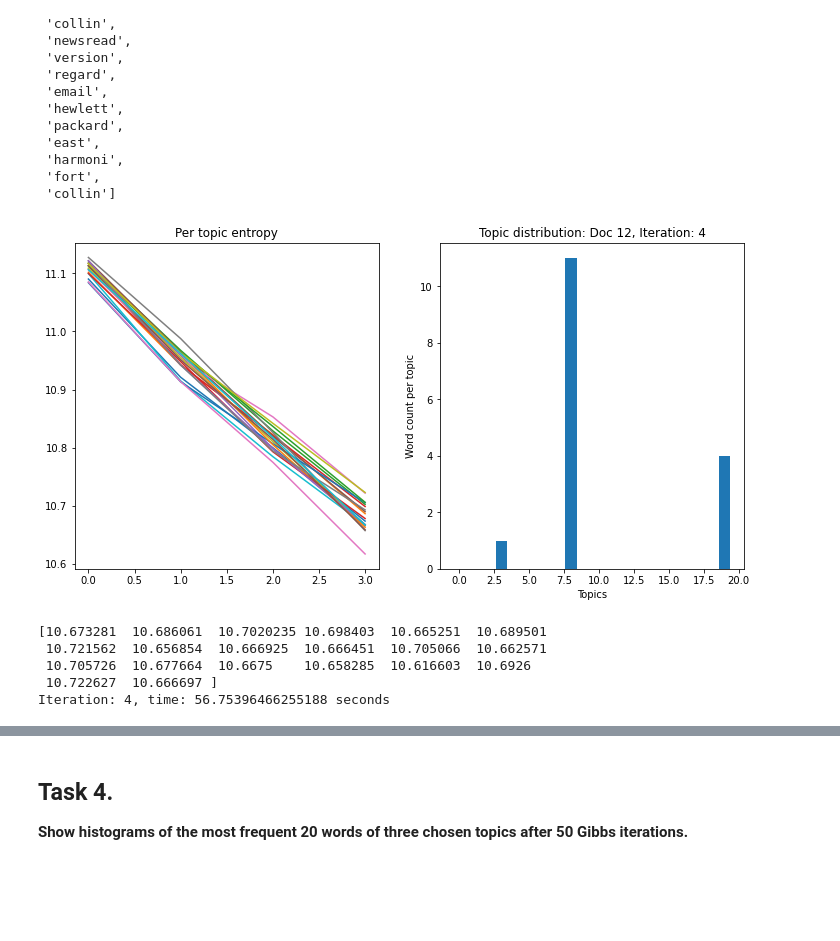
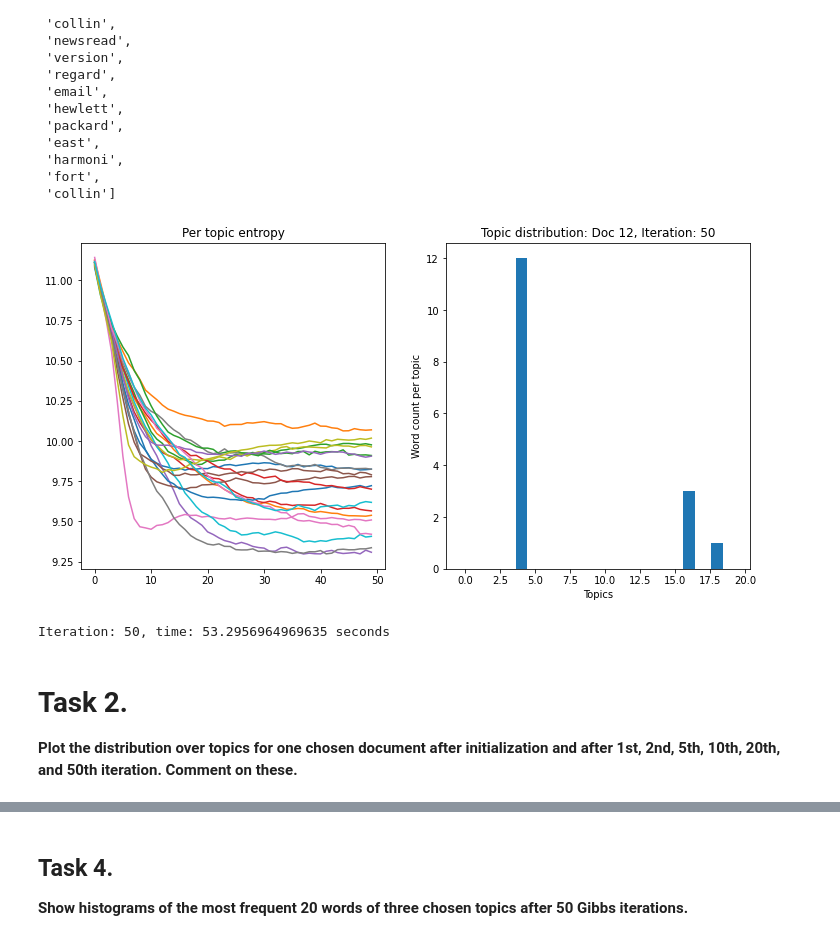
Before and after one commit to toni5rovic/npfl097, a Jupyter notebook: latent_dirichlet_allocation.ipynb, the cells around one changed output, grey strips where cells are left out. Drawn from its saved outputs; the diff is of its cells as text; code cells hidden in the pictures; blank space fills up the shorter version.

```diff
--- a/latent_dirichlet_allocation.ipynb
+++ b/latent_dirichlet_allocation.ipynb
@@ -127,13 +127,14 @@ def plot_topics_distributions(iterations, doc_idx, model):
 
     plt.show()
 # %%
-model = LDAModel(seed=1234)
-model.fit(docs, dictionary, topics_num=20, iterations=4, alpha=0.1, gamma=0.1, max_doc_len=maxdoclen)
+model = LDAModel(seed=4567)
+model.fit(docs, dictionary, topics_num=20, iterations=50, alpha=0.1, gamma=0.1, max_doc_len=maxdoclen)
 # %% [output]
-[figure, old version]
+[figure, new version]
-[10.673281  10.686061  10.7020235 10.698403  10.665251  10.689501
- 10.721562  10.656854  10.666925  10.666451  10.705066  10.662571
- 10.705726  10.677664  10.6675    10.658285  10.616603  10.6926
- 10.722627  10.666697 ]
-Iteration: 4, time: 56.75396466255188 seconds
+Iteration: 50, time: 53.2956964969635 seconds
+# %% [markdown]
+# Task 2.
+
+**Plot the distribution over topics for one chosen document after initialization and after 1st, 2nd, 5th, 10th, 20th, and 50th iteration. Comment on
+these.**
 # %%
```
Also changed, not shown: parts of 26 cells of this notebook.
